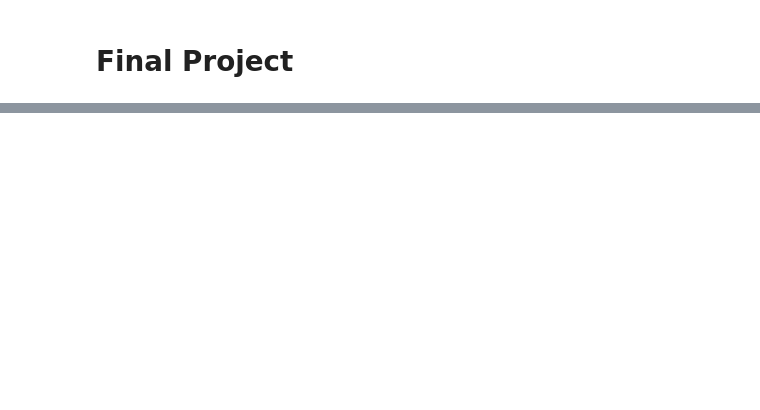
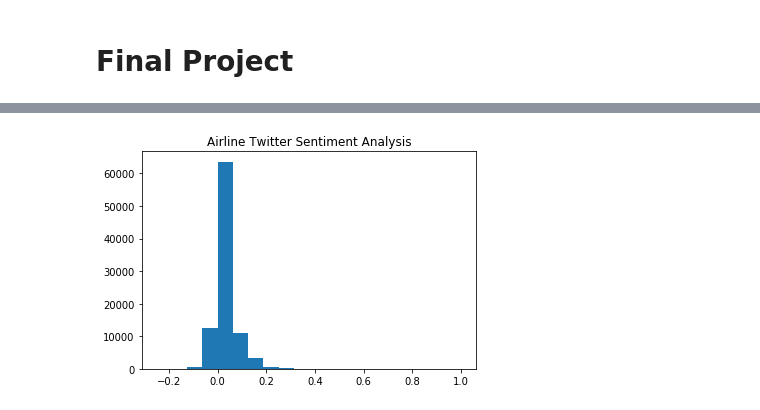
Before and after one commit to sejaldua/twitter-spheres, a Jupyter notebook: tweet_analysis.ipynb, the cells around one changed output, grey strips where cells are left out. Saved outputs shown, nothing was run; the diff lists cells and outputs as text; code cells hidden in the pictures; blank space fills up the shorter version.

```diff
--- a/tweet_analysis.ipynb
+++ b/tweet_analysis.ipynb
@@ -199,0 +141,6 @@ plt.show()
+# %%
+plt.hist(al_affin, bins = 20)
+plt.title("Airline Twitter Sentiment Analysis")
+plt.show()
+# %% [output]
+[figure, added]
```
Also changed, not shown: parts of 38 cells of this notebook.
